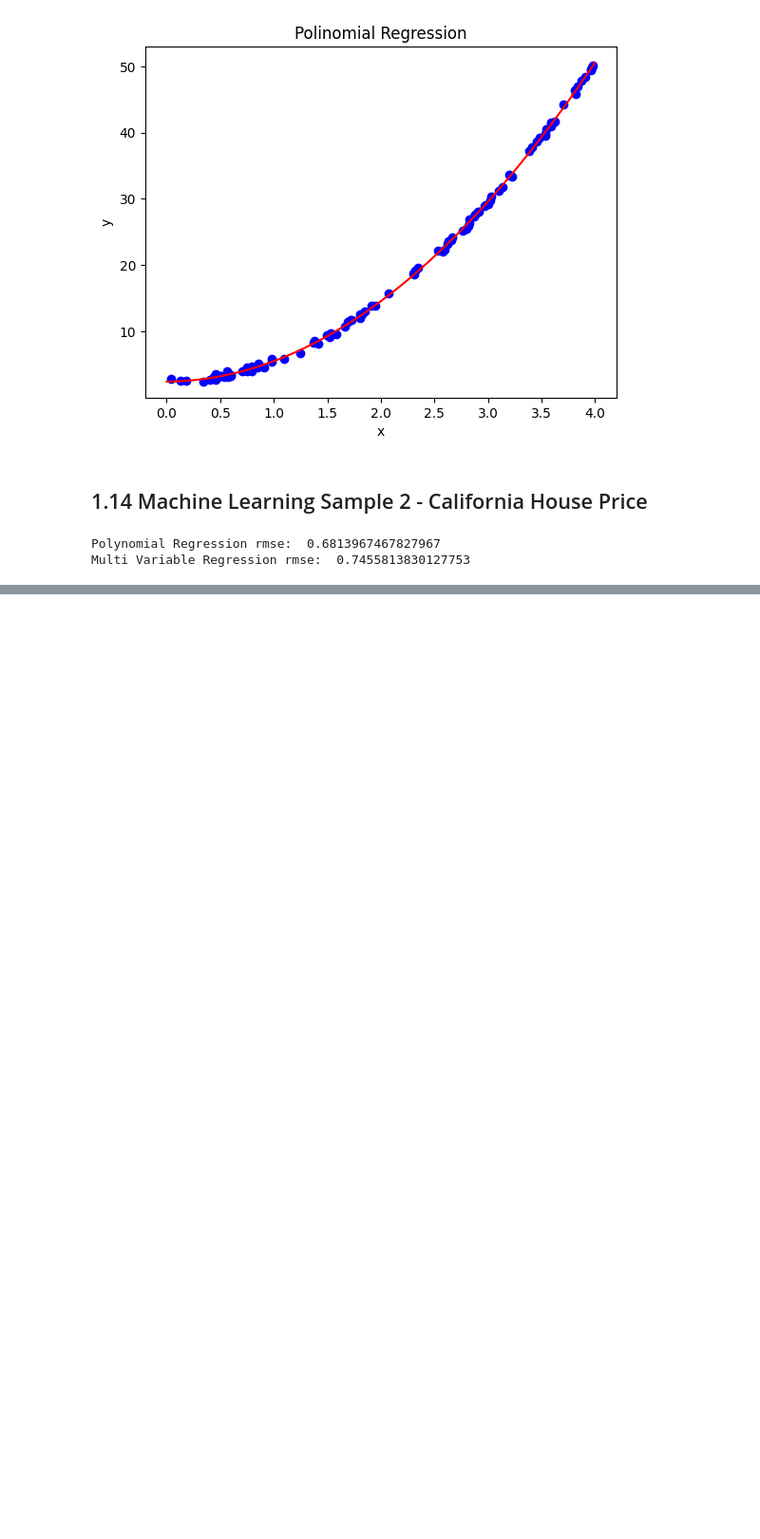
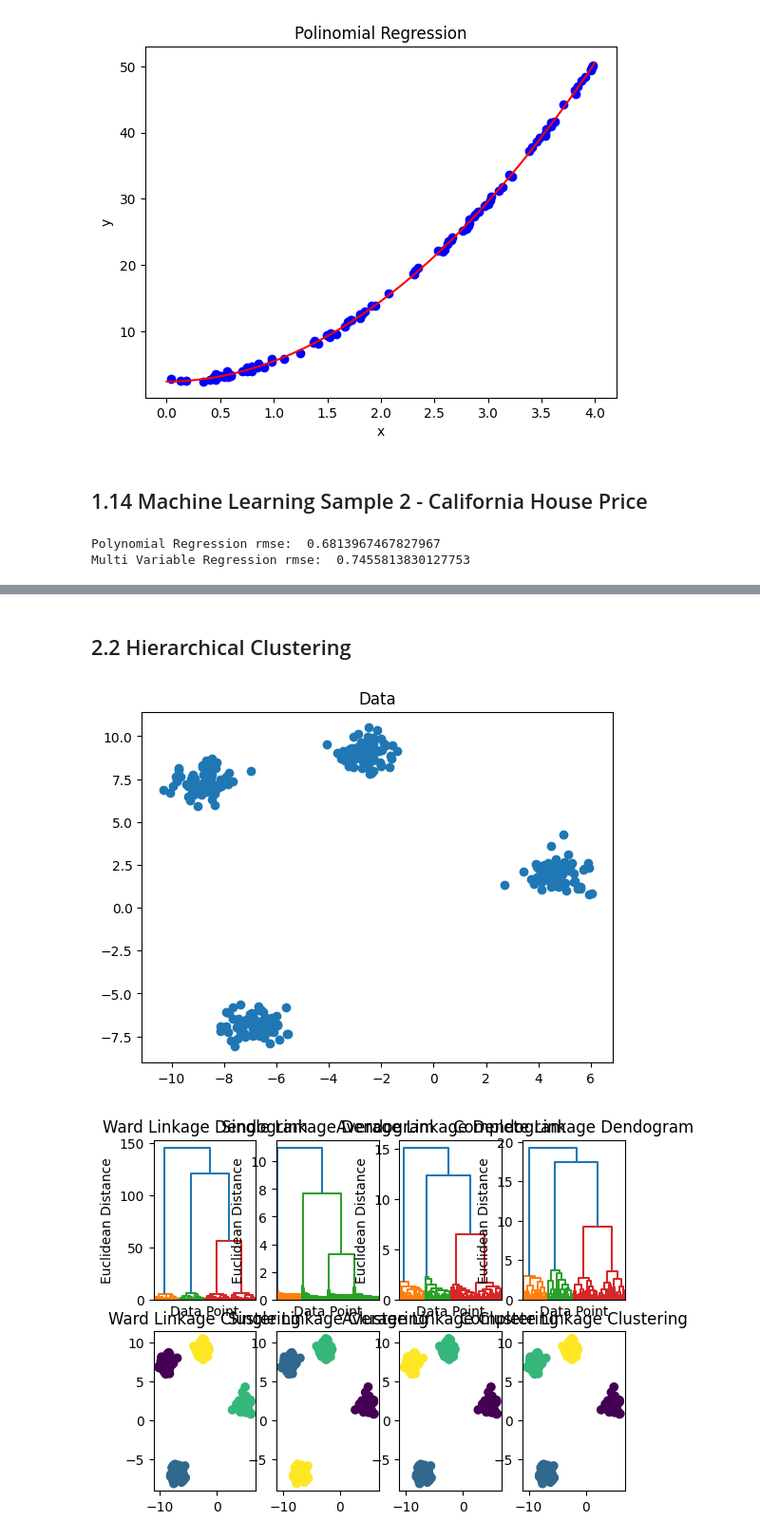
Before and after one commit to orhanaydinn/machineLearning, a Jupyter notebook: machineLearning_Techniques.ipynb, the cells around one changed output, grey strips where cells are left out. Shown at 95% size. Cells and saved outputs as stored; diff of their text form; code cells hidden in the pictures; blank space fills up the shorter version.

```diff
--- a/machineLearning_Techniques.ipynb
+++ b/machineLearning_Techniques.ipynb
@@ -1848,0 +1887,36 @@ Multi Variable Regression rmse:  0.7455813830127753
+# %% [markdown]
+## 2.2 Hierarchical Clustering
+# %%
+from sklearn.datasets import make_blobs
+from sklearn.cluster import AgglomerativeClustering
+from scipy.cluster.hierarchy import dendrogram, linkage
+
+import matplotlib.pyplot as plt
+
+X, _ = make_blobs(n_samples = 300, centers = 4, cluster_std = 0.6, random_state = 42)
+
+plt.figure
+plt.scatter(X[:, 0], X[:, 1])
+plt.title("Data")
+plt.show()
+
+linkage_methods = ["ward", "single", "average", "complete"]
+
+for i, linkage_method in enumerate(linkage_methods, 1):
+
+  model = AgglomerativeClustering(n_clusters = 4, linkage = linkage_method)
+  cluster_labels = model.fit_predict(X)
+
+  plt.subplot(2, 4, i)
+  plt.title(f"{linkage_method.capitalize()} Linkage Dendogram")
+  dendrogram
+   (linkage(X, method = linkage_method), no_labels = True)
+  plt.xlabel("Data Point")
+  plt.ylabel("Euclidean Distance")
+
+  plt.subplot(2, 4, i + 4)
+  plt.scatter(X[:, 0], X[:, 1], c = cluster_labels, cmap = "viridis")
+  plt.title(f"{linkage_method.capitalize()} Linkage Clustering")
+# %% [output]
+[figure, added]
+[figure, added]
```
Also changed, not shown: parts of 3 cells of this notebook.
